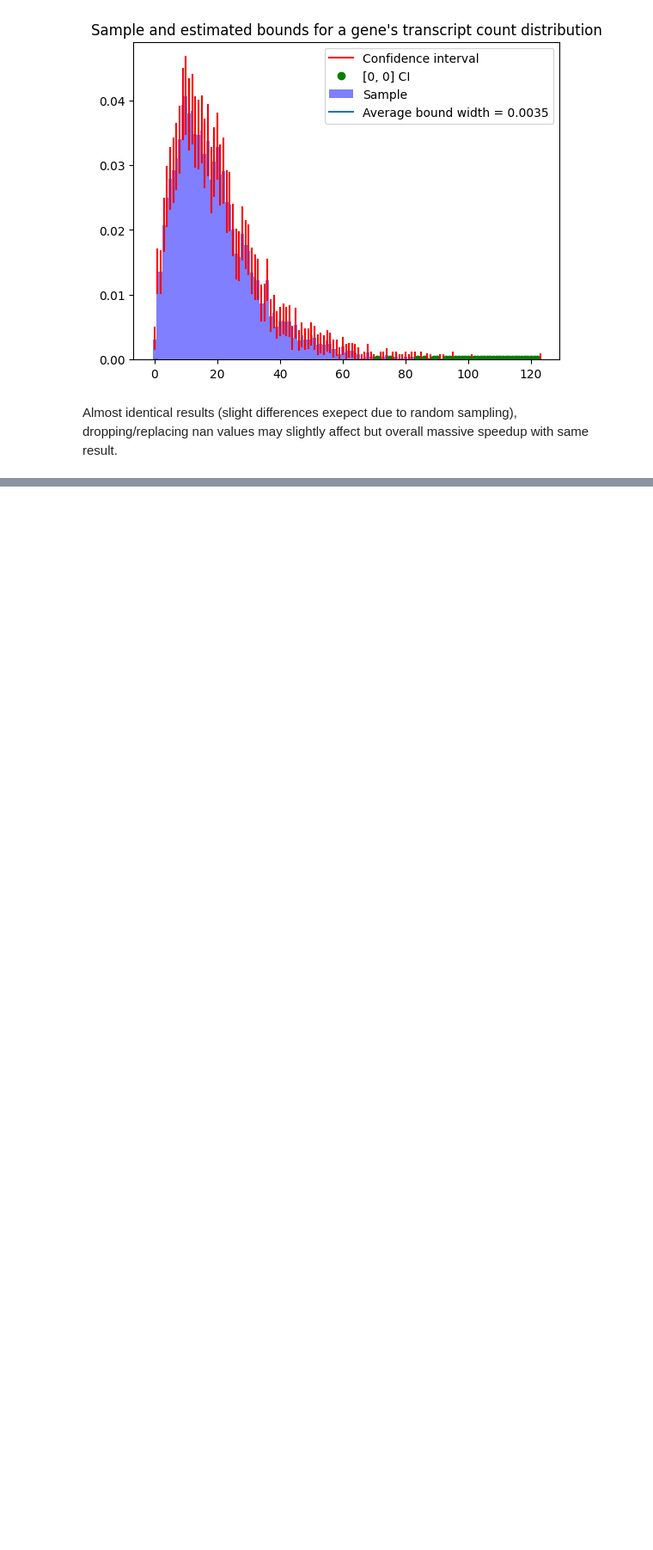
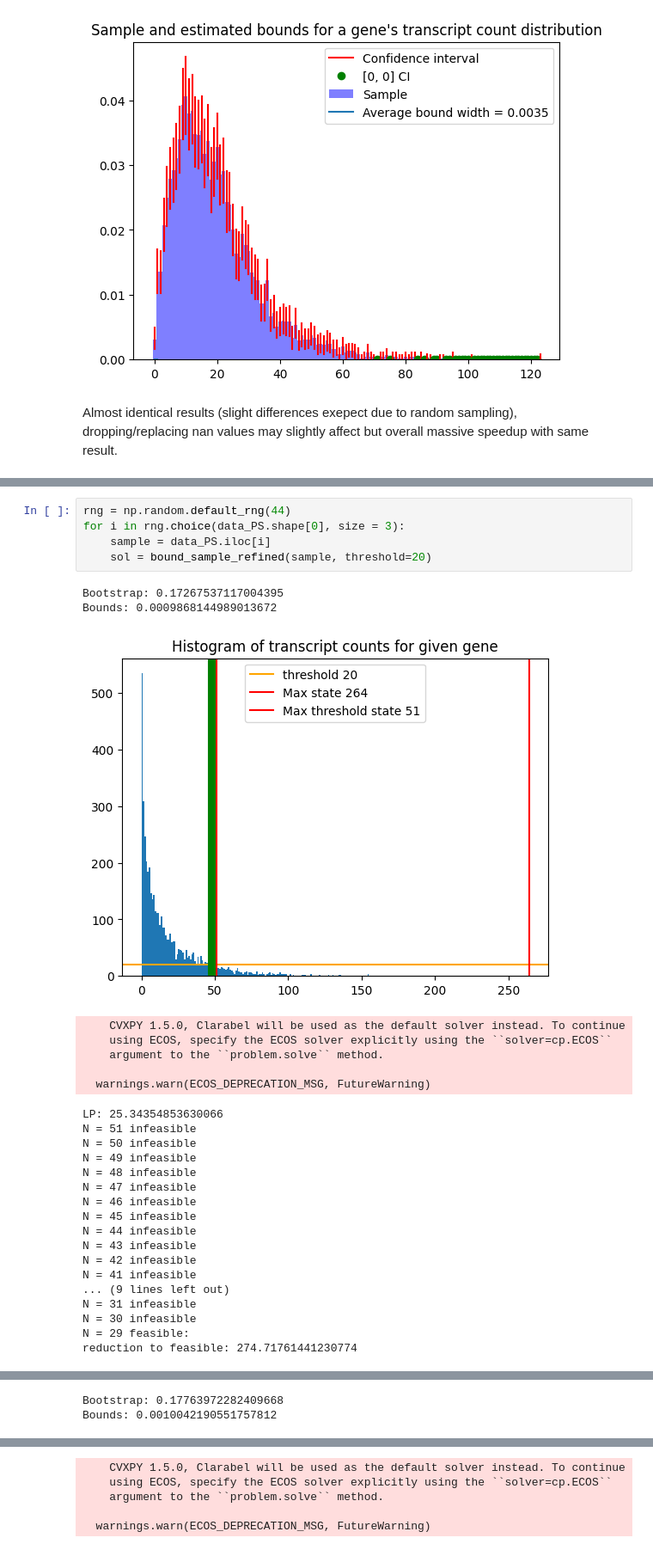
Before and after one commit to willjgh/M4R, a Jupyter notebook: upscaling_analysis.ipynb, the cells around one changed output, grey strips where cells are left out. Shown at 86% size. Drawn from its saved outputs; the diff is of its cells as text; blank space fills up the shorter version.

Commit message:
Initial timing of LP solver using optimized bootstrap.

```diff
--- a/upscaling_analysis.ipynb
+++ b/upscaling_analysis.ipynb
@@ -569,0 +810,31 @@ Almost identical results (slight differences exepect due to random sampling), dr
+# %%
+rng = np.random.default_rng(44)
+for i in rng.choice(data_PS.shape[0], size = 3):
+    sample = data_PS.iloc[i]
+    sol = bound_sample_refined(sample, threshold=20)
+# %% [output]
+Bootstrap: 0.17267537117004395
+Bounds: 0.0009868144989013672
+[figure, added]
+    CVXPY 1.5.0, Clarabel will be used as the default solver instead. To continue
+    using ECOS, specify the ECOS solver explicitly using the ``solver=cp.ECOS``
+    argument to the ``problem.solve`` method.
+
+  warnings.warn(ECOS_DEPRECATION_MSG, FutureWarning)
+LP: 25.34354853630066
+N = 51 infeasible
+N = 50 infeasible
+N = 49 infeasible
+N = 48 infeasible
+N = 47 infeasible
+N = 46 infeasible
+N = 45 infeasible
+N = 44 infeasible
+N = 43 infeasible
+N = 42 infeasible
+N = 41 infeasible
+... (9 lines left out)
+N = 31 infeasible
+N = 30 infeasible
+N = 29 feasible:
+reduction to feasible: 274.71761441230774
@@ -569,0 +842,2 @@ Almost identical results (slight differences exepect due to random sampling), dr
+Bootstrap: 0.17763972282409668
+Bounds: 0.0010042190551757812
@@ -569,0 +845,5 @@ Almost identical results (slight differences exepect due to random sampling), dr
+    CVXPY 1.5.0, Clarabel will be used as the default solver instead. To continue
+    using ECOS, specify the ECOS solver explicitly using the ``solver=cp.ECOS``
+    argument to the ``problem.solve`` method.
+
+  warnings.warn(ECOS_DEPRECATION_MSG, FutureWarning)
```
Also changed, not shown: parts of 4 cells of this notebook.
